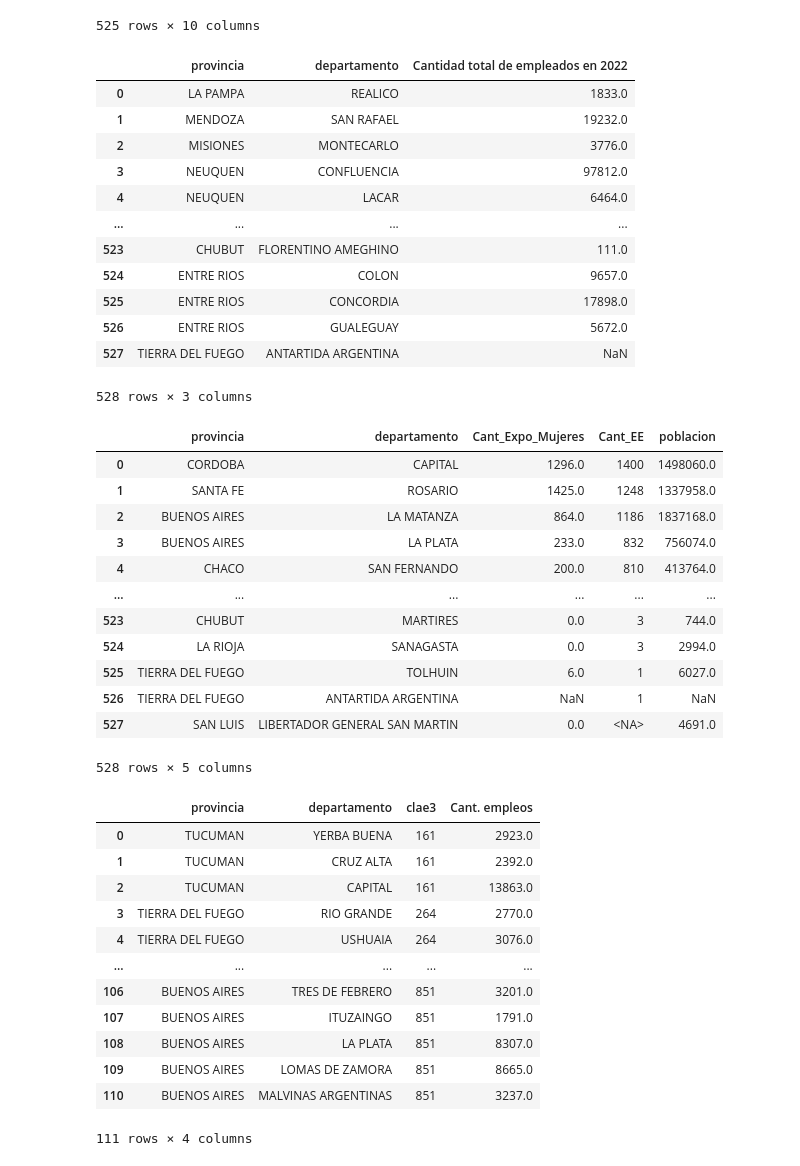
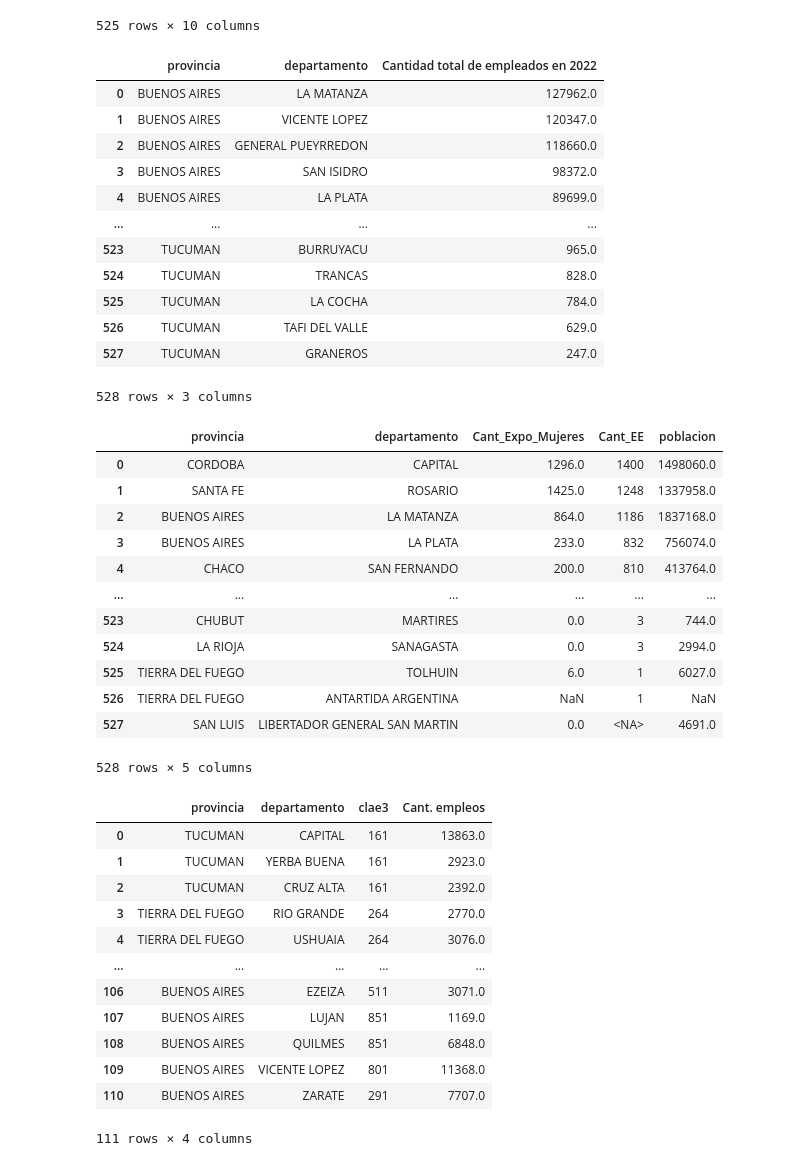
Before and after one commit to FrancoCabrera4/TP_LABO_DATOS, a Jupyter notebook: queries.ipynb, the cells around one changed output. Drawn from its saved outputs; the diff is of its cells as text; code cells hidden in the pictures.

```diff
--- a/queries.ipynb
+++ b/queries.ipynb
@@ -289,6 +289,7 @@ res_query2 = """
                    FROM actividad_departamento
                    GROUP BY id_departamento) act
         ON dep.id_departamento = act.id_departamento
+        ORDER BY prov.provincia ASC, empleo DESC
 """
 
 result2 = db.query(res_query2).to_df()
@@ -396,18 +397,18 @@ display(result4)
 | 523 | TUCUMAN | JUAN BAUTISTA ALBERDI | 19.0 | 2023.0 | 19.0 | 3478.0 | 15.0 | ... |
 | 524 | TUCUMAN | LA COCHA | 17.0 | 1302.0 | 18.0 | 2167.0 | 15.0 | ... |
 525 rows × 10 columns
 |  | provincia | departamento | Cantidad total de empleados en 2022 |
-| 0 | LA PAMPA | REALICO | 1833.0 |
-| 1 | MENDOZA | SAN RAFAEL | 19232.0 |
-| 2 | MISIONES | MONTECARLO | 3776.0 |
-| 3 | NEUQUEN | CONFLUENCIA | 97812.0 |
-| 4 | NEUQUEN | LACAR | 6464.0 |
+| 0 | BUENOS AIRES | LA MATANZA | 127962.0 |
+| 1 | BUENOS AIRES | VICENTE LOPEZ | 120347.0 |
+| 2 | BUENOS AIRES | GENERAL PUEYRREDON | 118660.0 |
+| 3 | BUENOS AIRES | SAN ISIDRO | 98372.0 |
+| 4 | BUENOS AIRES | LA PLATA | 89699.0 |
 | ... | ... | ... | ... |
-| 523 | CHUBUT | FLORENTINO AMEGHINO | 111.0 |
-| 524 | ENTRE RIOS | COLON | 9657.0 |
-| 525 | ENTRE RIOS | CONCORDIA | 17898.0 |
-| 526 | ENTRE RIOS | GUALEGUAY | 5672.0 |
-| 527 | TIERRA DEL FUEGO | ANTARTIDA ARGENTINA | NaN |
+| 523 | TUCUMAN | BURRUYACU | 965.0 |
+| 524 | TUCUMAN | TRANCAS | 828.0 |
+| 525 | TUCUMAN | LA COCHA | 784.0 |
+| 526 | TUCUMAN | TAFI DEL VALLE | 629.0 |
+| 527 | TUCUMAN | GRANEROS | 247.0 |
 528 rows × 3 columns
 |  | provincia | departamento | Cant_Expo_Mujeres | Cant_EE | poblacion |
 | 0 | CORDOBA | CAPITAL | 1296.0 | 1400 | 1498060.0 |
@@ -423,17 +424,17 @@ display(result4)
 | 527 | SAN LUIS | LIBERTADOR GENERAL SAN MARTIN | 0.0 | <NA> | 4691.0 |
 528 rows × 5 columns
 |  | provincia | departamento | clae3 | Cant. empleos |
-| 0 | TUCUMAN | YERBA BUENA | 161 | 2923.0 |
-| 1 | TUCUMAN | CRUZ ALTA | 161 | 2392.0 |
-| 2 | TUCUMAN | CAPITAL | 161 | 13863.0 |
+| 0 | TUCUMAN | CAPITAL | 161 | 13863.0 |
+| 1 | TUCUMAN | YERBA BUENA | 161 | 2923.0 |
+| 2 | TUCUMAN | CRUZ ALTA | 161 | 2392.0 |
 | 3 | TIERRA DEL FUEGO | RIO GRANDE | 264 | 2770.0 |
 | 4 | TIERRA DEL FUEGO | USHUAIA | 264 | 3076.0 |
 | ... | ... | ... | ... | ... |
-| 106 | BUENOS AIRES | TRES DE FEBRERO | 851 | 3201.0 |
-| 107 | BUENOS AIRES | ITUZAINGO | 851 | 1791.0 |
-| 108 | BUENOS AIRES | LA PLATA | 851 | 8307.0 |
-| 109 | BUENOS AIRES | LOMAS DE ZAMORA | 851 | 8665.0 |
-| 110 | BUENOS AIRES | MALVINAS ARGENTINAS | 851 | 3237.0 |
+| 106 | BUENOS AIRES | EZEIZA | 511 | 3071.0 |
+| 107 | BUENOS AIRES | LUJAN | 851 | 1169.0 |
+| 108 | BUENOS AIRES | QUILMES | 851 | 6848.0 |
+| 109 | BUENOS AIRES | VICENTE LOPEZ | 801 | 11368.0 |
+| 110 | BUENOS AIRES | ZARATE | 291 | 7707.0 |
 111 rows × 4 columns
 # %%
 # SECCION ANALISIS VISUAL DE DATOS
```
Also changed, not shown: parts of 2 cells of this notebook, 1 other file.
